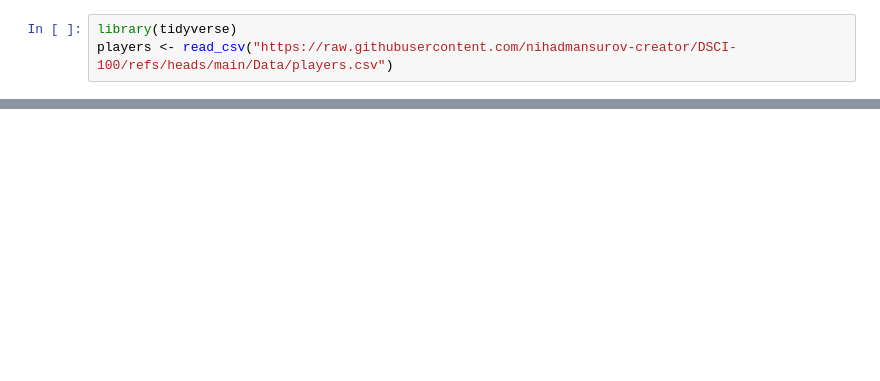
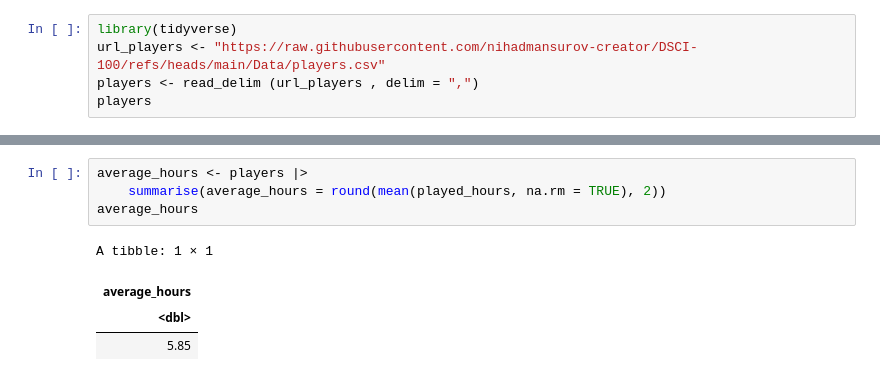
Before and after one commit to nihadmansurov-creator/DSCI-100, a Jupyter notebook: Project_main.ipynb, the cells around one changed output, grey strips where cells are left out. Drawn from its saved outputs; the diff is of its cells as text; blank space fills up the shorter version.

```diff
--- a/Project_main.ipynb
+++ b/Project_main.ipynb
@@ -1,6 +1,8 @@
 # %%
 library(tidyverse)
-players <- read_csv("https://raw.githubusercontent.com/nihadmansurov-creator/DSCI-100/refs/heads/main/Data/players.csv")
+url_players <- "https://raw.githubusercontent.com/nihadmansurov-creator/DSCI-100/refs/heads/main/Data/players.csv"
+players <- read_delim (url_players , delim = ",")
+players
 # %% [output]
 ── Attaching core tidyverse packages ──────────────────────── tidyverse 2.0.0 ──
 ✔ dplyr     1.1.4     ✔ readr     2.1.5
@@ -87,0 +79,9 @@ Second data set shows the original and given start and end time of the sessions(
+# %%
+average_hours <- players |>
+    summarise(average_hours = round(mean(played_hours, na.rm = TRUE), 2))
+average_hours
+# %% [output]
+A tibble: 1 × 1
+| average_hours |
+| <dbl> |
+| 5.85 |
```
Also changed, not shown: parts of 6 cells of this notebook.
